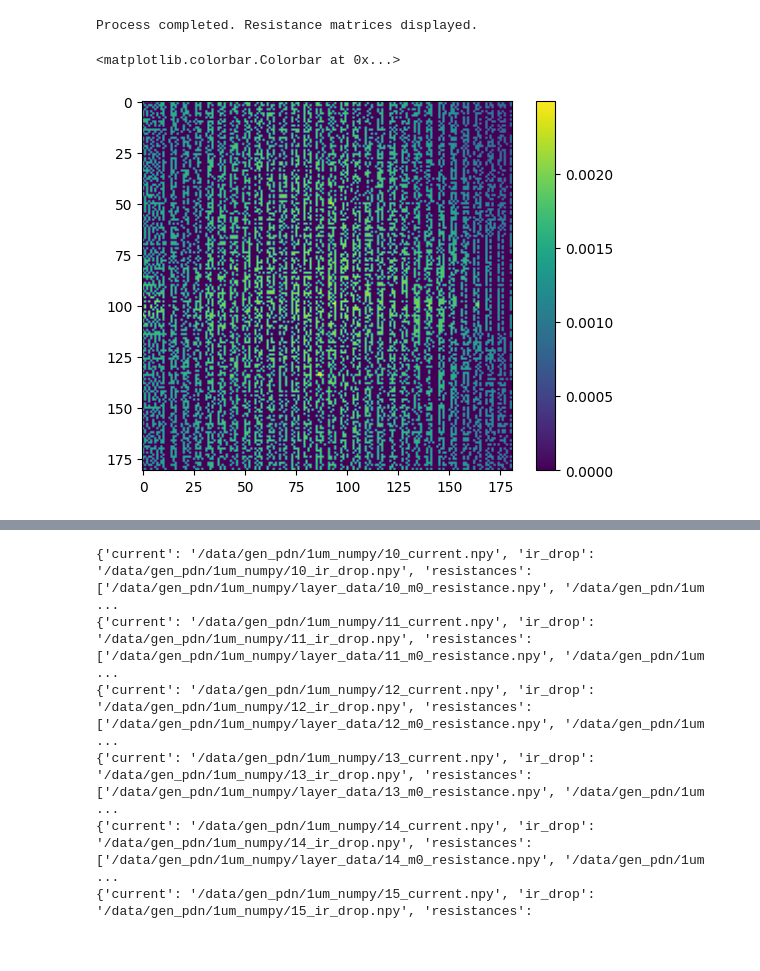
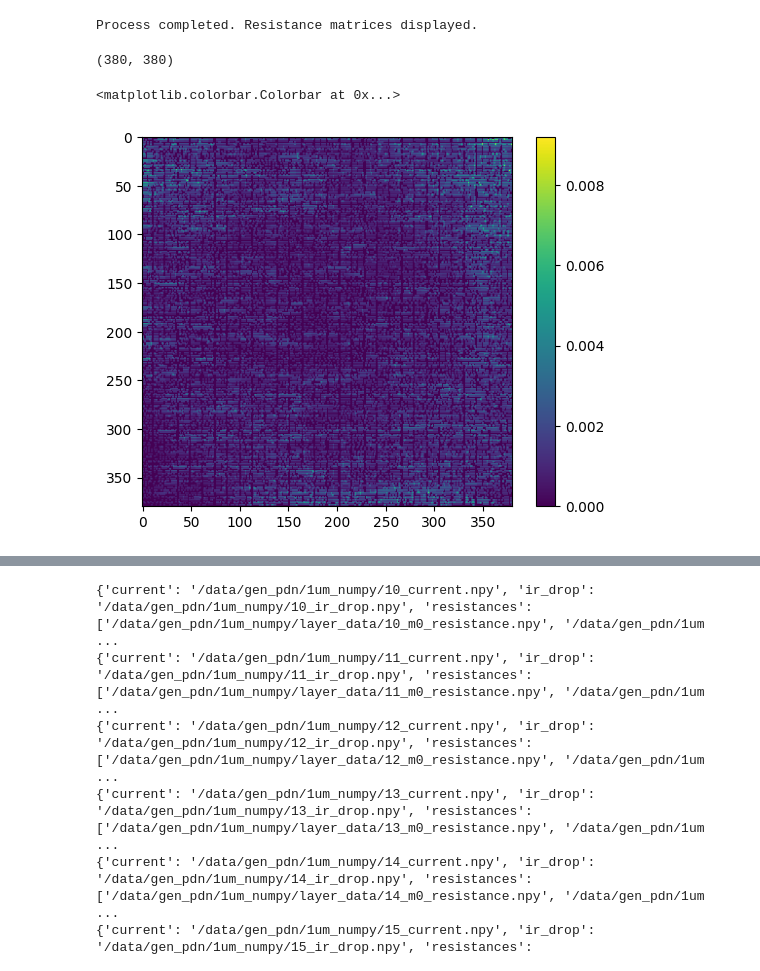
Before and after one commit to yeeca0101/IR_Drop_prior_study, a Jupyter notebook: preprocess_data/eda.ipynb, the cells around one changed output, grey strips where cells are left out. Cells and saved outputs as stored; diff of their text form; code cells hidden in the pictures.

```diff
--- a/preprocess_data/eda.ipynb
+++ b/preprocess_data/eda.ipynb
@@ -282,14 +282,17 @@ eda.process_spice_file()
 # %% [output]
 [figure]
 Process completed. Resistance matrices displayed.
-# %%
-a = np.load('/data/gen_pdn/210nm_numpy/7_ir_drop.npy')
-
-plt.imshow(a)
-plt.colorbar()
-# %% [output]
-<matplotlib.colorbar.Colorbar at 0x...>
-[figure, removed]
+# %%
+folders = ['1um','500nm','200nm','100nm']
+path = f"/data/pdn_3rd_4types/{folders[3]}_numpy/80_ir_drop.npy"
+a = np.load(path)
+print(a.shape)
+plt.imshow(a)
+plt.colorbar()
+# %% [output]
+(380, 380)
+<matplotlib.colorbar.Colorbar at 0x...>
+[figure, added]
 # %%
 import os
 import numpy as np
```
Also changed, not shown: parts of 4 cells of this notebook, 7 other files.
